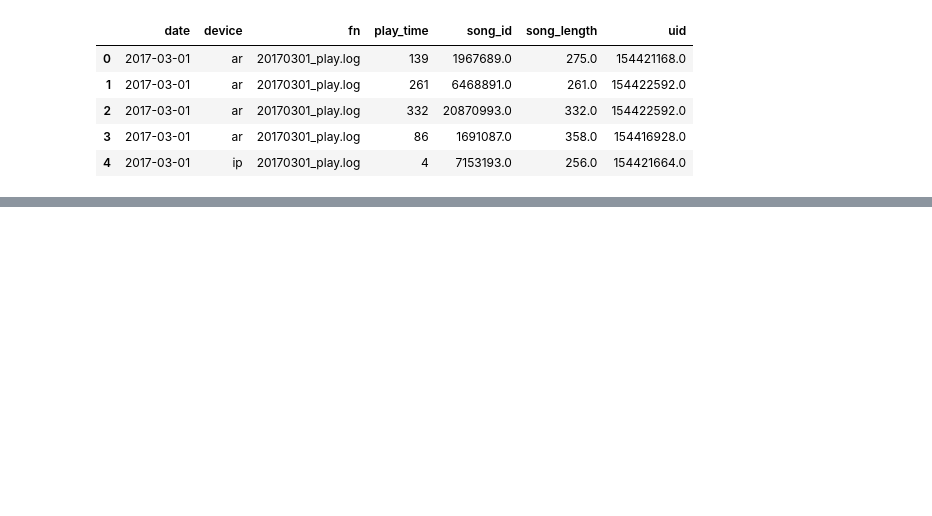
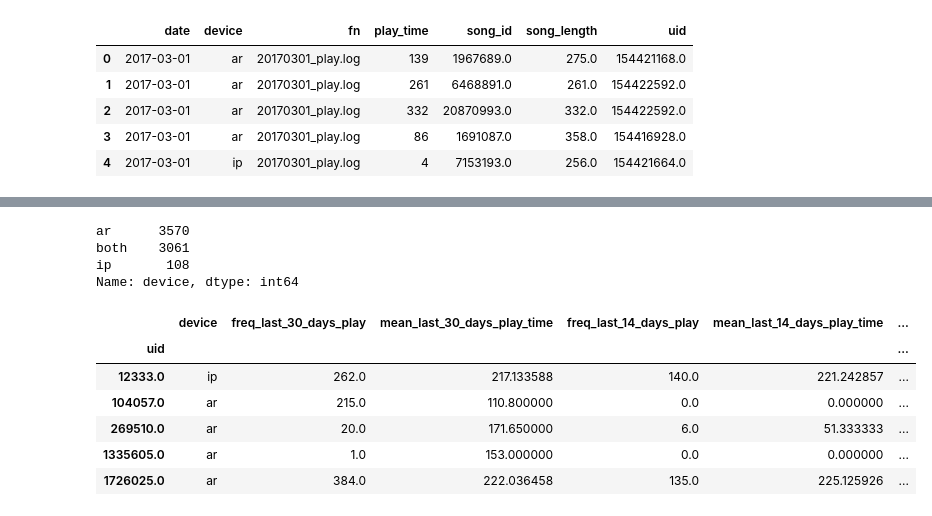
Before and after one commit to JMistral/MusicBox, a Jupyter notebook: notebooks/3-EDA_Feature_Engineering.ipynb, the cells around one changed output, grey strips where cells are left out. Saved outputs shown, nothing was run; the diff lists cells and outputs as text; code cells hidden in the pictures; blank space fills up the shorter version.

```diff
--- a/notebooks/3-EDA_Feature_Engineering.ipynb
+++ b/notebooks/3-EDA_Feature_Engineering.ipynb
@@ -36,0 +181,5 @@ array(['139 ', '261 ', '332 ', ..., '0', '0', '191'], dtype=object)
+# %%
+play_feature = pd.merge(play_freq_30, play_freq_14, how='left', left_index=True, right_index=True)
+play_feature = pd.merge(play_feature, play_freq_7, how='left', left_index=True, right_index=True)
+play_feature = pd.merge(play_feature, play_freq_3, how='left', left_index=True, right_index=True)
+play_feature = pd.merge(play_feature, play_freq_1, how='left', left_index=True, right_index=True)
@@ -36,0 +198,3 @@ array(['139 ', '261 ', '332 ', ..., '0', '0', '191'], dtype=object)
+# %%
+play_feature = play_feature.fillna(0)
+print("the shape of play log features are:", play_feature.shape)
@@ -36,0 +296,24 @@ array(['139 ', '261 ', '332 ', ..., '0', '0', '191'], dtype=object)
+# %%
+device_num['device'].value_counts()
+# device_num.head()
+# device_feature = play_feature_3.reset_index(drop=True) \
+#                                .set_index('uid') \
+#                                .join(device_num['device'])
+
+# device_feature.tail()
+# %% [output]
+ar      3570
+both    3061
+ip       108
+Name: device, dtype: int64
+# %%
+play_feature_all = device_num.join(play_feature, how='left').drop(['max','count'], axis=1)
+play_feature_all.head()
+# %% [output]
+|  | device | freq_last_30_days_play | mean_last_30_days_play_time | freq_last_14_days_play | mean_last_14_days_play_time | ... |
+| uid |  |  |  |  |  | ... |
+| 12333.0 | ip | 262.0 | 217.133588 | 140.0 | 221.242857 | ... |
+| 104057.0 | ar | 215.0 | 110.800000 | 0.0 | 0.000000 | ... |
+| 269510.0 | ar | 20.0 | 171.650000 | 6.0 | 51.333333 | ... |
+| 1335605.0 | ar | 1.0 | 153.000000 | 0.0 | 0.000000 | ... |
+| 1726025.0 | ar | 384.0 | 222.036458 | 135.0 | 225.125926 | ... |
```
Also changed, not shown: parts of 44 cells of this notebook, 3 other files.
